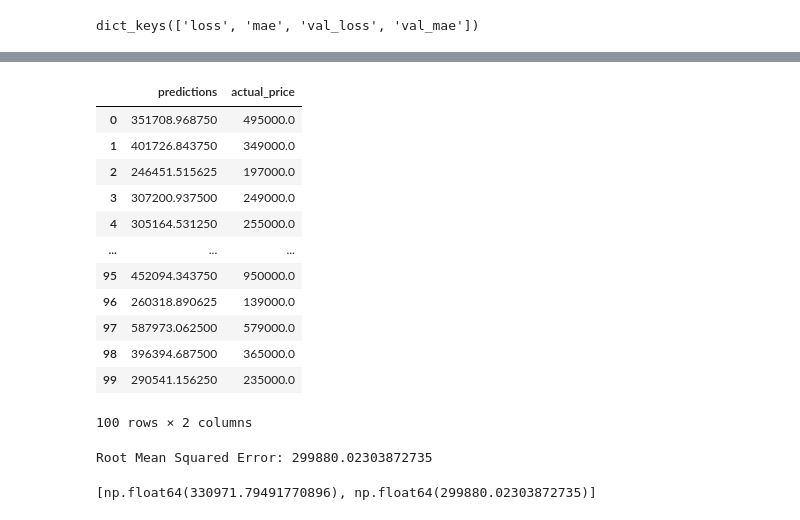
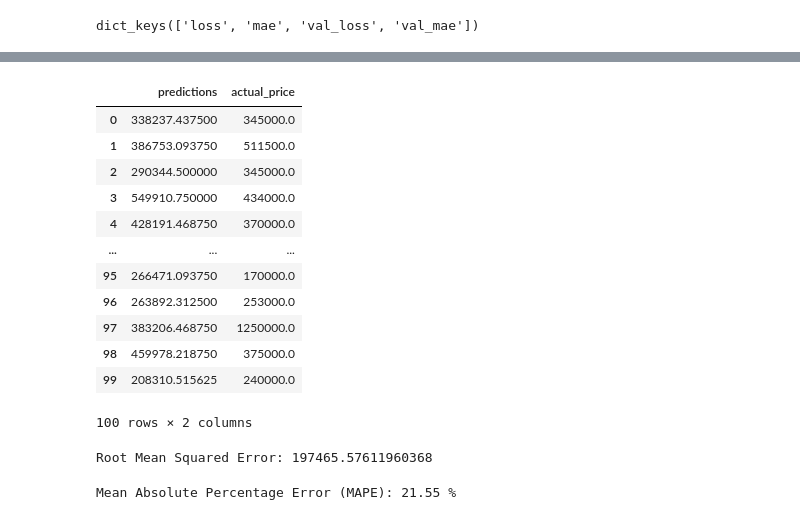
Before and after one commit to celinab23/challenge-regression, a Jupyter notebook: model.ipynb, the cells around one changed output, grey strips where cells are left out. Drawn from its saved outputs; the diff is of its cells as text; code cells hidden in the pictures.

```diff
--- a/model.ipynb
+++ b/model.ipynb
@@ -45,7 +45,7 @@ X_train, X_test, y_train, y_test = train_test_split(X, y, test_size=0.2, random_
 # %%
 # Build model
 model = Sequential()
-model.add(Dense(128, input_shape=(9,), activation='relu'))
+model.add(Dense(128, input_shape=(len(features),), activation='relu'))
 model.add(Dense(64, activation='relu'))
 model.add(Dropout(0.1))
 model.add(Dense(32, activation='relu'))
@@ -60,5 +60,5 @@ model.compile(optimizer=optimizer, loss='mse', metrics=['mae'])
 # %%
 #Train the model
 monitor = EarlyStopping(monitor='val_loss', min_delta=1e-4, patience=30, verbose=1, mode='auto', restore_best_weights=True)
-history = model.fit(X_train, y_train, validation_data=(X_test[:1000], y_test[:1000]), callbacks=[monitor], shuffle=False, epochs=10, batch_size=32)
+history = model.fit(X_train, y_train, validation_data=(X_test[:1000], y_test[:1000]), callbacks=[monitor], shuffle=False, epochs=50, batch_size=32)
 # %% [output]
@@ -96,7 +96,7 @@ plt.show()
 # %%
 # Make predictions
-X_test1 = X_test[:100]
-y_test1 = y_test[:100]
+X_test1 = X_test[100:200]
+y_test1 = y_test[100:200]
 
 predictions = model.predict(X_test1)
 # %% [output]
@@ -112,30 +112,30 @@ predictions_actual = np.expm1(predictions_log)
 # %%
 # Same process for the actual values of the price col
 y_test1_log = scaler_y.inverse_transform(y_test1)
-y_test_normal = np.expm1(y_test1_log)
+y_test_actual = np.expm1(y_test1_log)
 # %%
 # Make df for better interpretation
 predictions_actual = pd.DataFrame(predictions_actual)
-price_actual = pd.DataFrame(y_test_normal)
+price_actual = pd.DataFrame(y_test_actual)
 
 compare_df = pd.concat([predictions_actual, price_actual], axis = 1)
 column_names = ['predictions', 'actual_price']
 compare_df.columns = column_names
 
 #compare_df['difference'] = compare_df.apply('predictions' - 'actual_price')
 
 compare_df
 # %% [output]
 |  | predictions | actual_price |
-| 0 | 351708.968750 | 495000.0 |
-| 1 | 401726.843750 | 349000.0 |
-| 2 | 246451.515625 | 197000.0 |
-| 3 | 307200.937500 | 249000.0 |
-| 4 | 305164.531250 | 255000.0 |
+| 0 | 338237.437500 | 345000.0 |
+| 1 | 386753.093750 | 511500.0 |
+| 2 | 290344.500000 | 345000.0 |
+| 3 | 549910.750000 | 434000.0 |
+| 4 | 428191.468750 | 370000.0 |
 | ... | ... | ... |
-| 95 | 452094.343750 | 950000.0 |
-| 96 | 260318.890625 | 139000.0 |
-| 97 | 587973.062500 | 579000.0 |
-| 98 | 396394.687500 | 365000.0 |
-| 99 | 290541.156250 | 235000.0 |
+| 95 | 266471.093750 | 170000.0 |
+| 96 | 263892.312500 | 253000.0 |
+| 97 | 383206.468750 | 1250000.0 |
+| 98 | 459978.218750 | 375000.0 |
+| 99 | 208310.515625 | 240000.0 |
 100 rows × 2 columns
@@ -144,11 +142,12 @@ rmes_history = []
 # %%
 #mse = mean_squared_error(y_test_normal, predictions_actual)
-rmse = root_mean_squared_error(y_test_normal, predictions_actual)
+rmse = root_mean_squared_error(y_test_actual, predictions_actual)
 print("Root Mean Squared Error:", rmse)
-rmes_history.append(round(rmse))
 # %% [output]
-Root Mean Squared Error: 299880.02303872735
+Root Mean Squared Error: 197465.57611960368
-# %%
-rmes_history
-# %% [output]
-[np.float64(330971.79491770896), np.float64(299880.02303872735)]
+# %%
+mape = np.mean(np.abs((y_test_actual - predictions_actual) / y_test_actual) * 100)
+mape = round(mape, 2)
+print(f"Mean Absolute Percentage Error (MAPE): {mape} %")
+# %% [output]
+Mean Absolute Percentage Error (MAPE): 21.55 %
```
Also changed, not shown: parts of 4 cells of this notebook, 1 other file.
